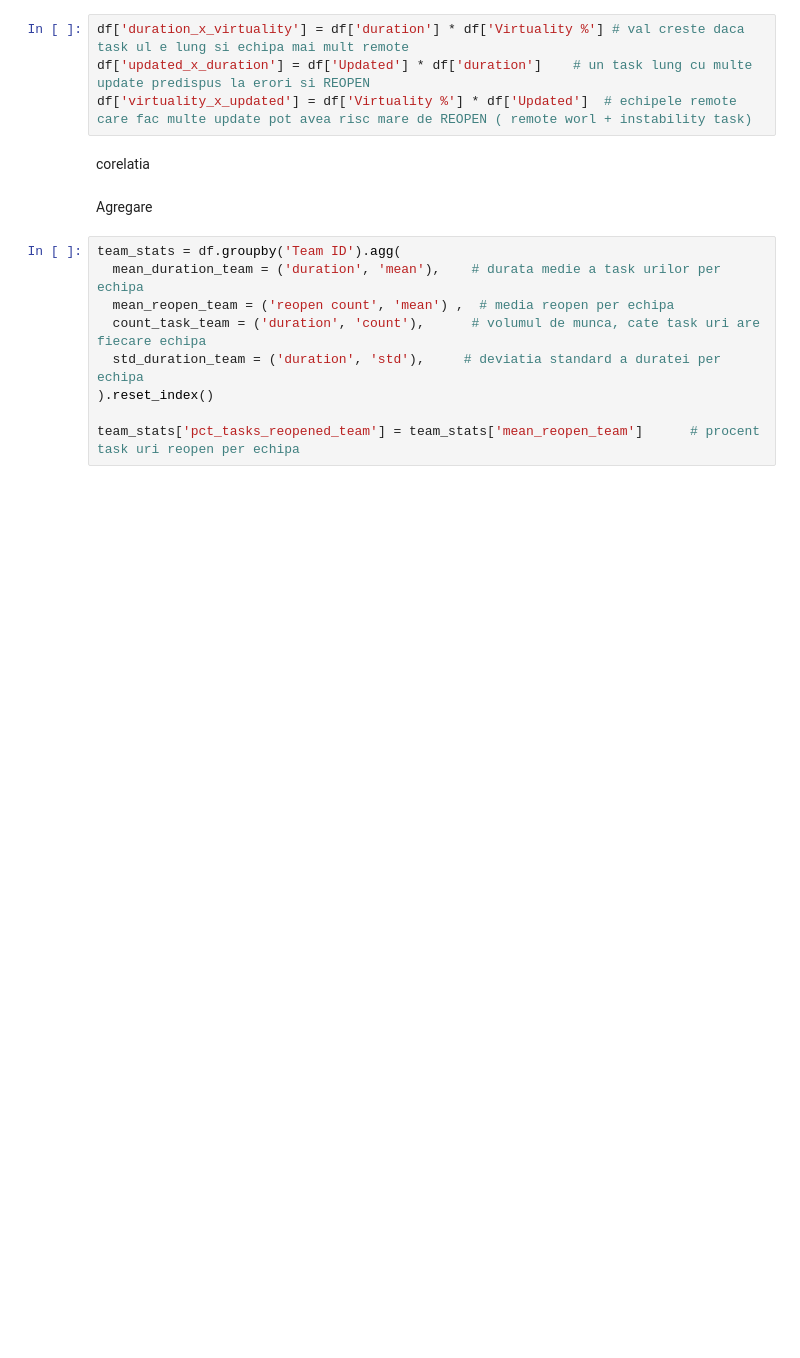
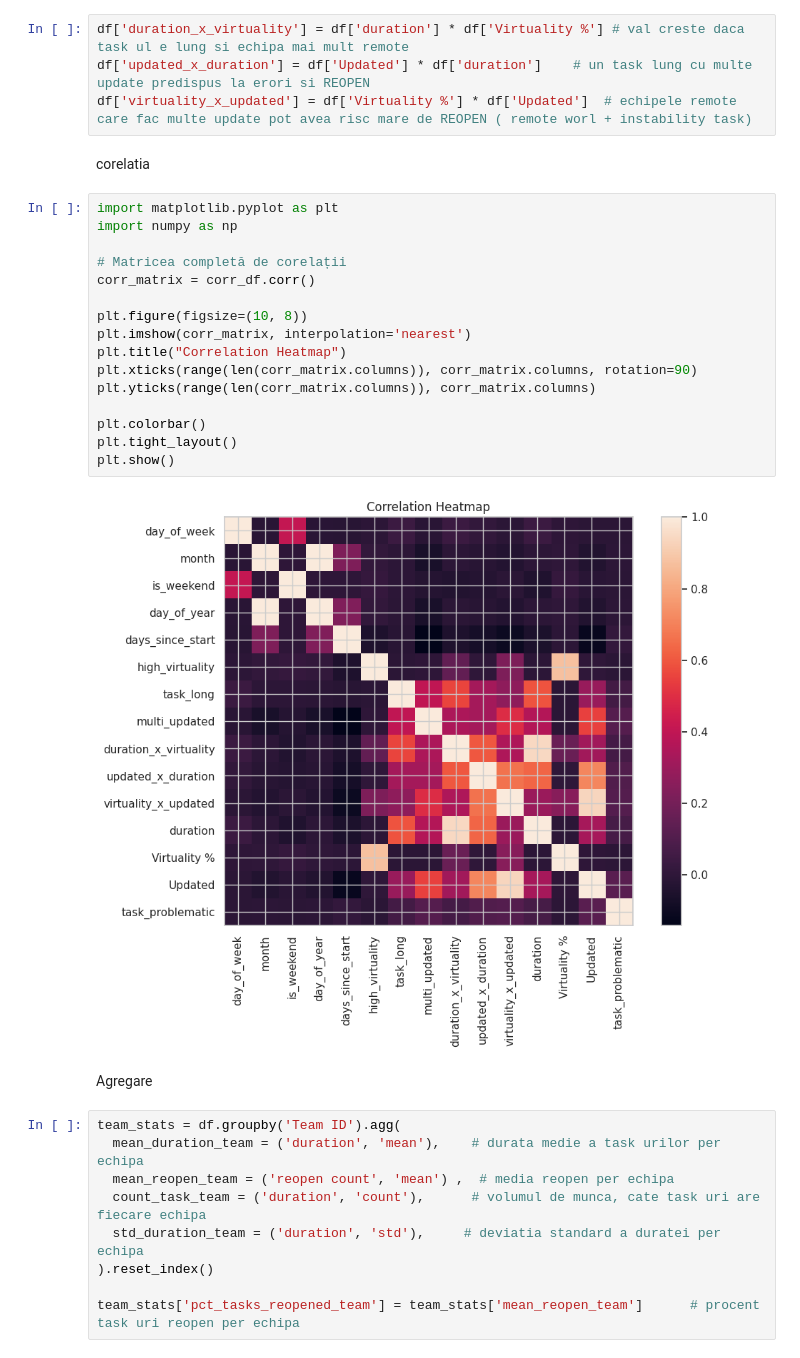
Before and after one commit to teodo24/Final_Project, a Jupyter notebook: proiect_final.ipynb, the cells around one changed output. Saved outputs shown, nothing was run; the diff lists cells and outputs as text; blank space fills up the shorter version.

```diff
--- a/proiect_final.ipynb
+++ b/proiect_final.ipynb
@@ -113,6 +127,24 @@ df['updated_x_duration'] = df['Updated'] * df['duration']    # un task lung cu m
 df['virtuality_x_updated'] = df['Virtuality %'] * df['Updated']  # echipele remote care fac multe update pot avea risc mare de REOPEN ( remote worl + instability task)
 # %% [markdown]
 corelatia
+# %%
+import matplotlib.pyplot as plt
+import numpy as np
+
+# Matricea completă de corelații
+corr_matrix = corr_df.corr()
+
+plt.figure(figsize=(10, 8))
+plt.imshow(corr_matrix, interpolation='nearest')
+plt.title("Correlation Heatmap")
+plt.xticks(range(len(corr_matrix.columns)), corr_matrix.columns, rotation=90)
+plt.yticks(range(len(corr_matrix.columns)), corr_matrix.columns)
+
+plt.colorbar()
+plt.tight_layout()
+plt.show()
+# %% [output]
+[figure, added]
 # %% [markdown]
 Agregare
 # %%
```
Also changed, not shown: parts of 16 cells of this notebook.
